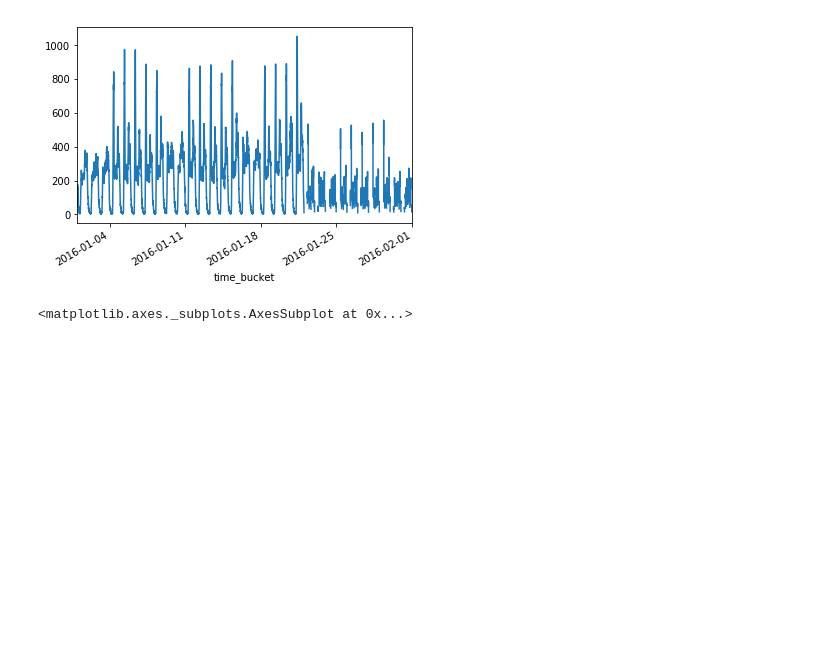
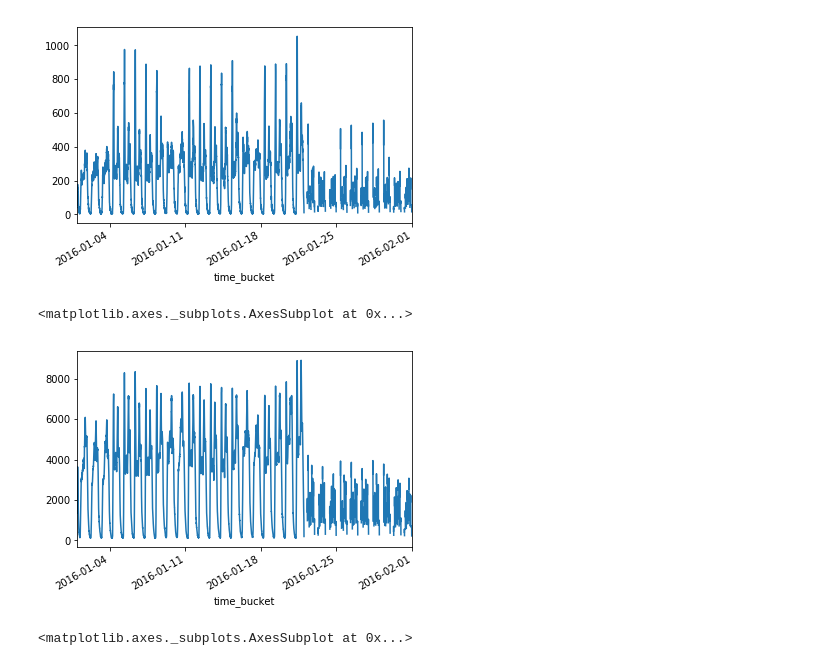
Before and after one commit to huevosabio/cs341, a Jupyter notebook: CountingVehicles.ipynb, the cells around one changed output. Cells and saved outputs as stored; diff of their text form; code cells hidden in the pictures; blank space fills up the shorter version.

```diff
--- a/CountingVehicles.ipynb
+++ b/CountingVehicles.ipynb
@@ -253,6 +253,11 @@ av_veh[stations[s]].plot()
 # %% [output]
 <matplotlib.axes._subplots.AxesSubplot at 0x...>
 [figure]
+# %%
+av_veh.sum(axis=1).plot()
+# %% [output]
+<matplotlib.axes._subplots.AxesSubplot at 0x...>
+[figure, added]
 # %%
 s = paxout_table.max().argmax()
 t0 = 1000
```
Also changed, not shown: parts of 22 cells of this notebook, 4 other files.
